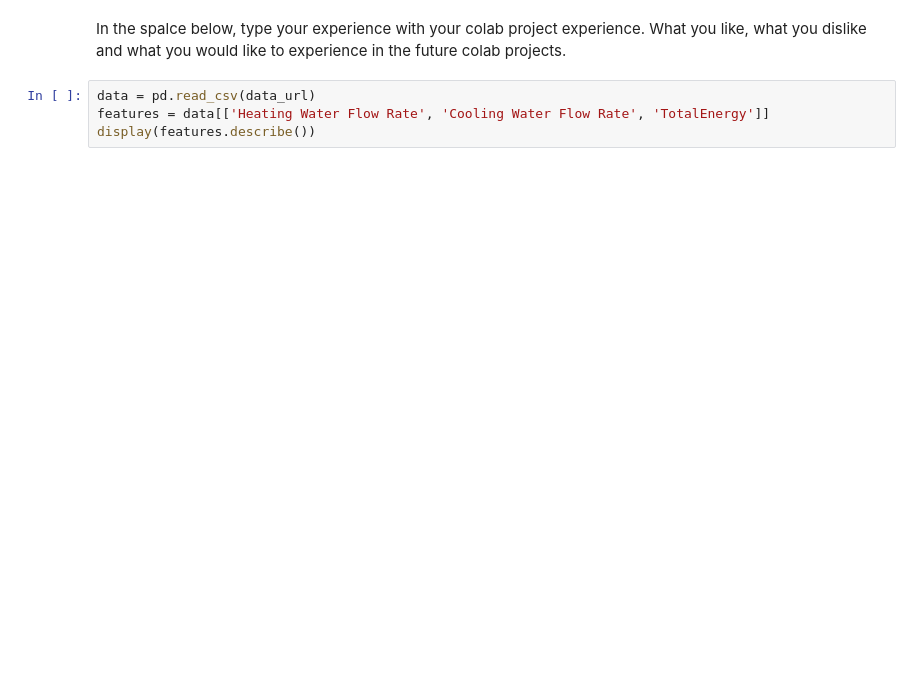
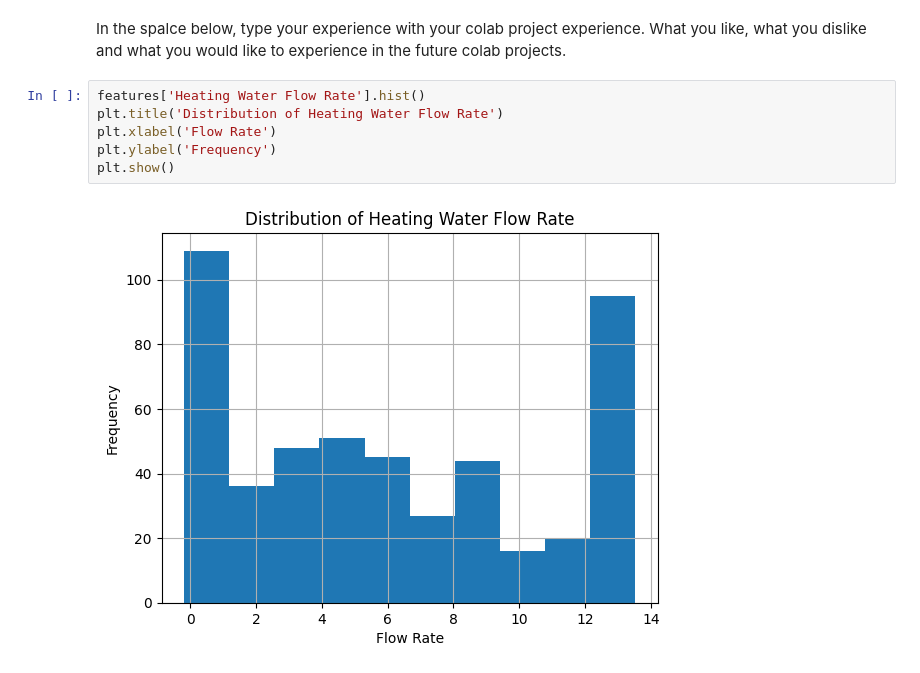
Before and after one commit to ncat-morrow/isen-project-1-ncat-engineers, a Jupyter notebook: ISEN_370_Project_1_Assignment.ipynb, the cells around one changed output. Drawn from its saved outputs; the diff is of its cells as text; blank space fills up the shorter version.

```diff
--- a/ISEN_370_Project_1_Assignment.ipynb
+++ b/ISEN_370_Project_1_Assignment.ipynb
@@ -136,6 +142,10 @@ plt.show()
 # %% [markdown]
 In the spalce below, type your experience with your colab project experience. What you like, what you dislike and what you would like to experience in the future colab projects.
-# %%
-data = pd.read_csv(data_url)
-features = data[['Heating Water Flow Rate', 'Cooling Water Flow Rate', 'TotalEnergy']]
-display(features.describe())
+# %%
+features['Heating Water Flow Rate'].hist()
+plt.title('Distribution of Heating Water Flow Rate')
+plt.xlabel('Flow Rate')
+plt.ylabel('Frequency')
+plt.show()
+# %% [output]
+[figure, added]
```
Also changed, not shown: parts of 6 cells of this notebook.
